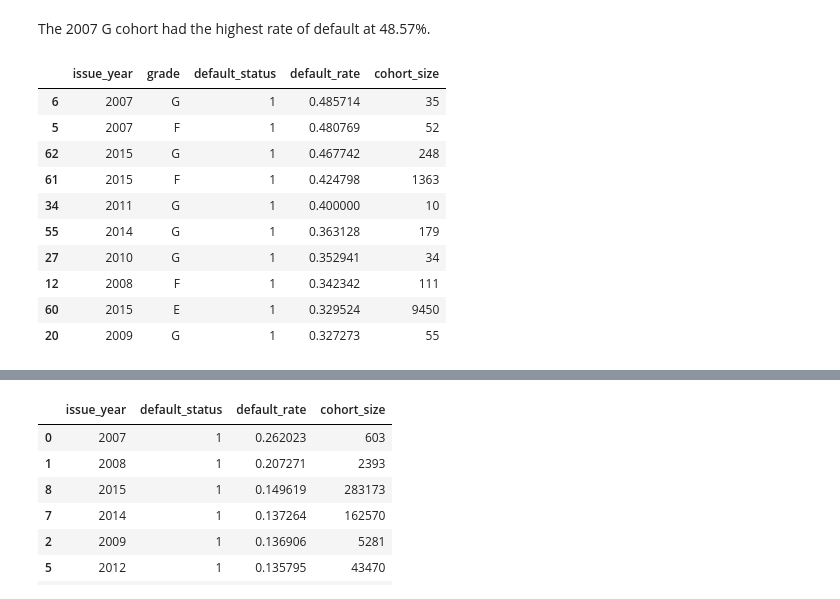
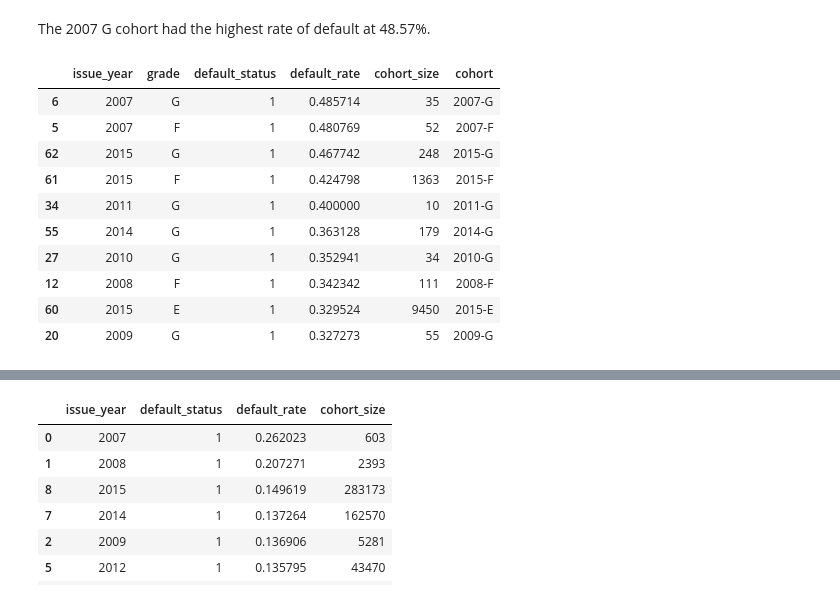
Before and after one commit to john-min/lending-club-kaggle, a Jupyter notebook: code/2_Business_Analysis.ipynb, the cells around one changed output, grey strips where cells are left out. Saved outputs shown, nothing was run; the diff lists cells and outputs as text; code cells hidden in the pictures.

Commit message:
added cohort - default rate plot

```diff
--- a/code/2_Business_Analysis.ipynb
+++ b/code/2_Business_Analysis.ipynb
@@ -74,16 +74,19 @@ def cohort_default_analysis(data: pd.DataFrame, cohort_features: list):
     .sort_values(by='default_rate', ascending=False)
     return cohort_default_df
 # %%
-cohort_default_analysis(data, ['issue_year', 'grade']).head(n=10)
+cohort_default_df = cohort_default_analysis(data, ['issue_year', 'grade'])\
+    .assign(cohort = lambda x: x['issue_year'].apply(str) + '-' + x['grade'])
+
+cohort_default_df.head(n=10)
 # %% [output]
-|  | issue_year | grade | default_status | default_rate | cohort_size |
-| 6 | 2007 | G | 1 | 0.485714 | 35 |
-| 5 | 2007 | F | 1 | 0.480769 | 52 |
-| 62 | 2015 | G | 1 | 0.467742 | 248 |
-| 61 | 2015 | F | 1 | 0.424798 | 1363 |
-| 34 | 2011 | G | 1 | 0.400000 | 10 |
-| 55 | 2014 | G | 1 | 0.363128 | 179 |
-| 27 | 2010 | G | 1 | 0.352941 | 34 |
-| 12 | 2008 | F | 1 | 0.342342 | 111 |
-| 60 | 2015 | E | 1 | 0.329524 | 9450 |
-| 20 | 2009 | G | 1 | 0.327273 | 55 |
+|  | issue_year | grade | default_status | default_rate | cohort_size | cohort |
+| 6 | 2007 | G | 1 | 0.485714 | 35 | 2007-G |
+| 5 | 2007 | F | 1 | 0.480769 | 52 | 2007-F |
+| 62 | 2015 | G | 1 | 0.467742 | 248 | 2015-G |
+| 61 | 2015 | F | 1 | 0.424798 | 1363 | 2015-F |
+| 34 | 2011 | G | 1 | 0.400000 | 10 | 2011-G |
+| 55 | 2014 | G | 1 | 0.363128 | 179 | 2014-G |
+| 27 | 2010 | G | 1 | 0.352941 | 34 | 2010-G |
+| 12 | 2008 | F | 1 | 0.342342 | 111 | 2008-F |
+| 60 | 2015 | E | 1 | 0.329524 | 9450 | 2015-E |
+| 20 | 2009 | G | 1 | 0.327273 | 55 | 2009-G |
```
Also changed, not shown: parts of 1 cell of this notebook, 1 other file.
